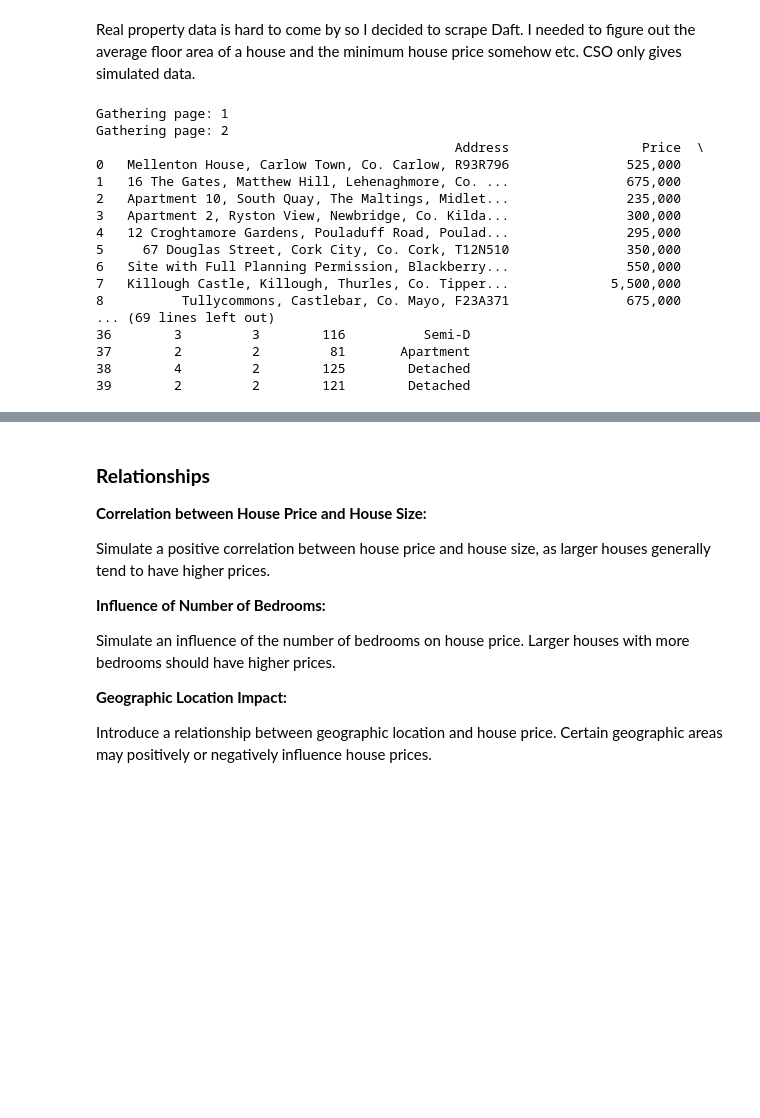
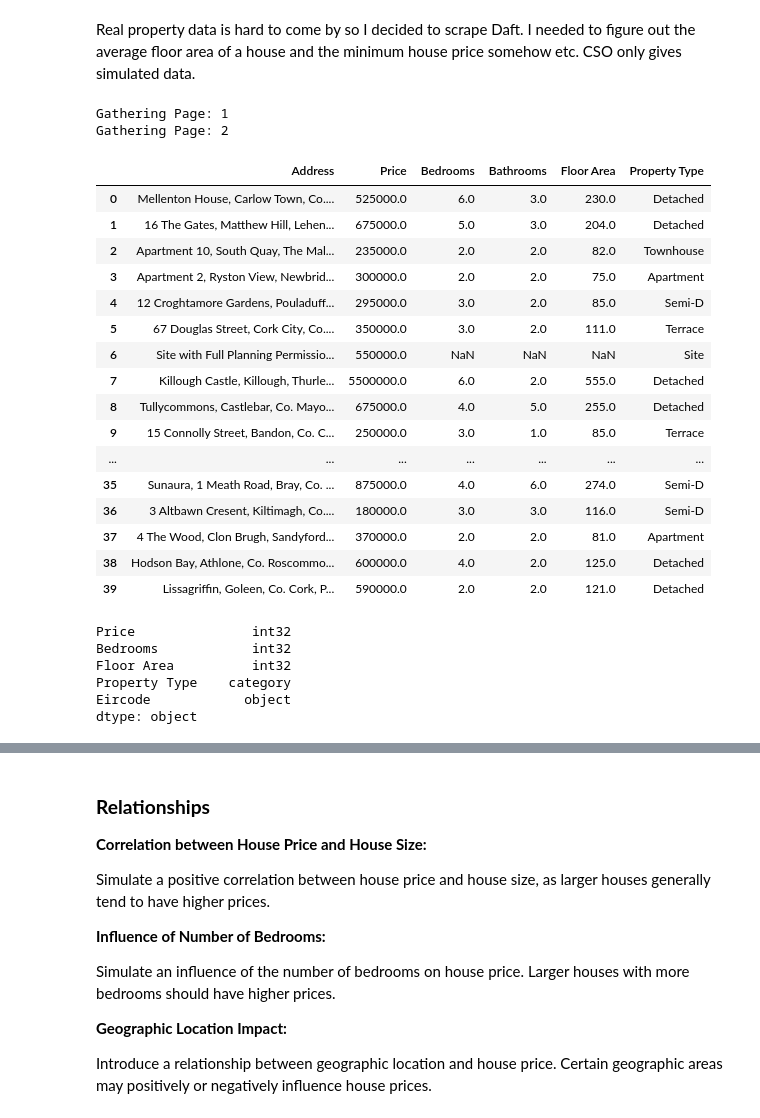
Before and after one commit to damienfarrell/prog-data-p1, a Jupyter notebook: Project_1.ipynb, the cells around one changed output, grey strips where cells are left out. Saved outputs shown, nothing was run; the diff lists cells and outputs as text; code cells hidden in the pictures; blank space fills up the shorter version.

```diff
--- a/Project_1.ipynb
+++ b/Project_1.ipynb
@@ -184,20 +184,5 @@ def main():
 # %%
-main()
+scraped_df = daft_scraper()
 # %% [output]
-Gathering page: 1
-Gathering page: 2
-                                              Address                 Price  \
-0   Mellenton House, Carlow Town, Co. Carlow, R93R796               525,000
-1   16 The Gates, Matthew Hill, Lehenaghmore, Co. ...               675,000
-2   Apartment 10, South Quay, The Maltings, Midlet...               235,000
-3   Apartment 2, Ryston View, Newbridge, Co. Kilda...               300,000
-4   12 Croghtamore Gardens, Pouladuff Road, Poulad...               295,000
-5     67 Douglas Street, Cork City, Co. Cork, T12N510               350,000
-6   Site with Full Planning Permission, Blackberry...               550,000
-7   Killough Castle, Killough, Thurles, Co. Tipper...             5,500,000
-8          Tullycommons, Castlebar, Co. Mayo, F23A371               675,000
-... (69 lines left out)
-36        3         3        116          Semi-D
-37        2         2         81       Apartment
-38        4         2        125        Detached
-39        2         2        121        Detached
+Gathering Page: 1
+Gathering Page: 2
@@ -203,0 +194,20 @@ Gathering page: 2
+# %%
+scraped_df
+# %% [output]
+|  | Address | Price | Bedrooms | Bathrooms | Floor Area | Property Type |
+| 0 | Mellenton House, Carlow Town, Co.... | 525000.0 | 6.0 | 3.0 | 230.0 | Detached |
+| 1 | 16 The Gates, Matthew Hill, Lehen... | 675000.0 | 5.0 | 3.0 | 204.0 | Detached |
+| 2 | Apartment 10, South Quay, The Mal... | 235000.0 | 2.0 | 2.0 | 82.0 | Townhouse |
+| 3 | Apartment 2, Ryston View, Newbrid... | 300000.0 | 2.0 | 2.0 | 75.0 | Apartment |
+| 4 | 12 Croghtamore Gardens, Pouladuff... | 295000.0 | 3.0 | 2.0 | 85.0 | Semi-D |
+| 5 | 67 Douglas Street, Cork City, Co.... | 350000.0 | 3.0 | 2.0 | 111.0 | Terrace |
+| 6 | Site with Full Planning Permissio... | 550000.0 | NaN | NaN | NaN | Site |
+| 7 | Killough Castle, Killough, Thurle... | 5500000.0 | 6.0 | 2.0 | 555.0 | Detached |
+| 8 | Tullycommons, Castlebar, Co. Mayo... | 675000.0 | 4.0 | 5.0 | 255.0 | Detached |
+| 9 | 15 Connolly Street, Bandon, Co. C... | 250000.0 | 3.0 | 1.0 | 85.0 | Terrace |
+| ... | ... | ... | ... | ... | ... | ... |
+| 35 | Sunaura, 1 Meath Road, Bray, Co. ... | 875000.0 | 4.0 | 6.0 | 274.0 | Semi-D |
+| 36 | 3 Altbawn Cresent, Kiltimagh, Co.... | 180000.0 | 3.0 | 3.0 | 116.0 | Semi-D |
+| 37 | 4 The Wood, Clon Brugh, Sandyford... | 370000.0 | 2.0 | 2.0 | 81.0 | Apartment |
+| 38 | Hodson Bay, Athlone, Co. Roscommo... | 600000.0 | 4.0 | 2.0 | 125.0 | Detached |
+| 39 | Lissagriffin, Goleen, Co. Cork, P... | 590000.0 | 2.0 | 2.0 | 121.0 | Detached |
@@ -203,0 +225,9 @@ Gathering page: 2
+# %%
+df.dtypes
+# %% [output]
+Price               int32
+Bedrooms            int32
+Floor Area          int32
+Property Type    category
+Eircode            object
+dtype: object
```
Also changed, not shown: parts of 6 cells of this notebook.
